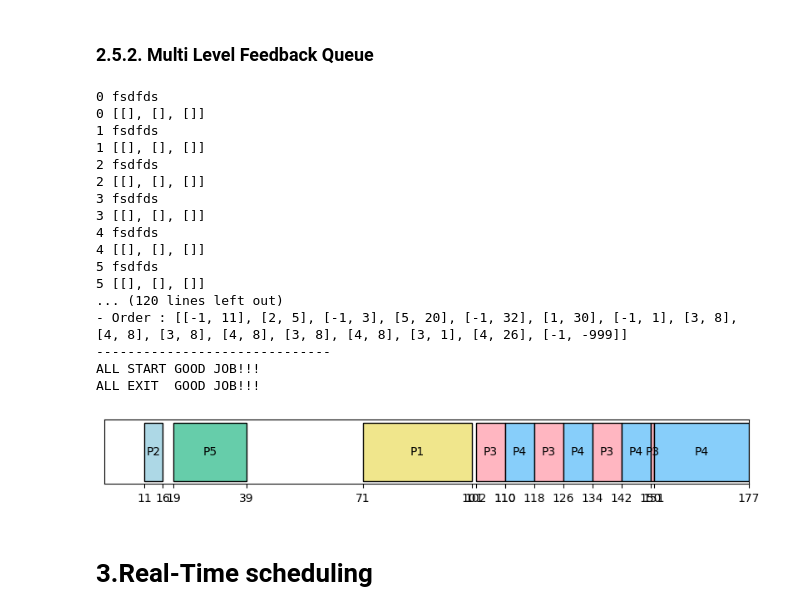
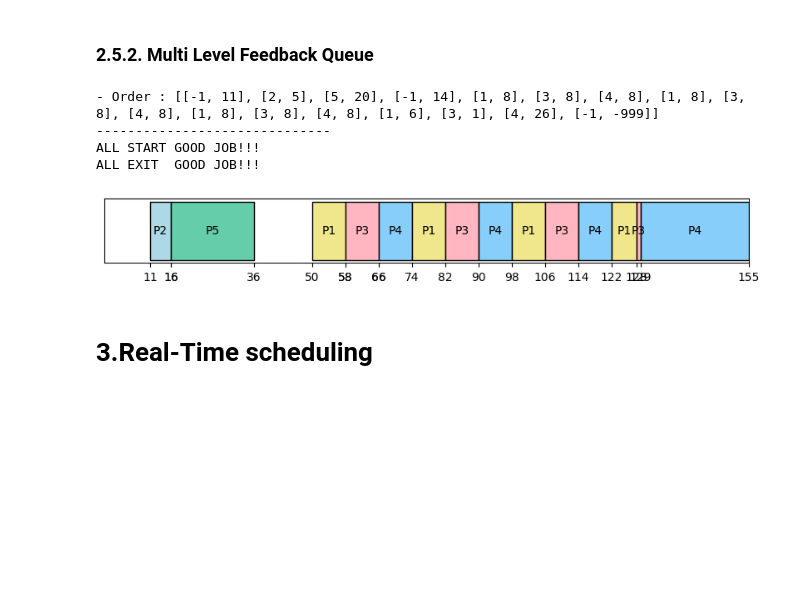
Before and after one commit to jiho264/2023os, a Jupyter notebook: homework01/homework01 copy.ipynb, the cells around one changed output. Saved outputs shown, nothing was run; the diff lists cells and outputs as text; code cells hidden in the pictures; blank space fills up the shorter version.

Commit message:
MLFQ level1 complete

```diff
--- a/homework01/homework01 copy.ipynb
+++ b/homework01/homework01 copy.ipynb
@@ -937,6 +950,10 @@ ALL EXIT  GOOD JOB!!!
 #     print("now",_level_complete)
 #     print("next",_go_to_next_level)
 #     return _level_complete, _go_to_next_level
+def clear(_queue):
+    _queue = [job for job in _queue if job['Burst_time'] > 0]
+    return _queue
+
 def is_empty_list(_levels):
     is_empty = True
     for i in range(len(_levels)):
@@ -954,12 +971,13 @@ def Multi_level_feedback_queue(_list):
     _levels = [[],[],[]]
     _LEVEL_1_QUANTUM_TIME_ = 8
     _LEVEL_2_QUANTUM_TIME_ = 16
-    # _how_many_add_this_jop
+    _how_many_add_this_jop = 0
     #####################################################################
     # 우선순위 기반 큐 간 스케쥴링
     for _now_time in range(_MAX_TIME_LENGTH_):
         # 만약 모든 Burst_time 합이 0이면 모든 작업이 종료된 것
-        # 다만 마지막 작업 추가했을 때와, _now_time간 오차있음.
+        # # 다만 마지막 작업 추가했을 때와, _now_time간 오차있음.
+
         if (is_complete(_list) == True):
             _order.append([_NON_PROCESS_, _ALL_JOB_IS_DONE_])
             break
@@ -971,65 +989,54 @@ def Multi_level_feedback_queue(_list):
         # 하나도 도착 안 했으면 >> wait
 
         if (is_empty_list(_levels) == True):
-            print(_now_time, "fsdfds")
             _order.append([_NON_PROCESS_, 1])
+            _how_many_add_this_jop = _LEVEL_1_QUANTUM_TIME_
 
         # 기본 세팅 끝. 이하 levels 존재 가정함.
         else:
             ###########################
             ### 비진 않았는데, 1단계에 없는 경우
-            # while(_levels[0] != []):
 
+            # _compare_tmp_level_1 = _levels[0]
             if(_levels[0]==[] and _levels[1] != []):
                 _levels[0].append(_levels[1].pop(0))
             elif (_levels[0] == [] and _levels[1] == []):
                 _levels[1].append(_levels[2].pop(0))
                 if (_levels[0] == [] and _levels[1] != []):
                     _levels[0].append(_levels[1].pop(0))
 
-            print(_now_time, _levels)
             ######## 1단계에 존재하는 경우
             # 만약 시간 내에 해결하지 못한다면
-            if (_levels[0][0]['Burst_time'] >= _LEVEL_1_QUANTUM_TIME_):
+            if (_levels[0][0]['Burst_time'] > 0):
                 # 할당 시간 오더에 추가하고
-                _order.append([_levels[0][0]['Num'], _LEVEL_1_QUANTUM_TIME_])
+                _order.append([_levels[0][0]['Num'], 1])
                 # 일단 시간 줄이고 다음 큐에 대입
-                _levels[0][0]['Burst_time'] -= _LEVEL_1_QUANTUM_TIME_
-                _levels[1].append(_levels[0][0])
-            else:
-                # 해결가능하다면 바로 오더에 추가
-                _order.append([_levels[0][0]['Num'], _levels[0][0]['Burst_time']])
-                _levels[0][0]['Burst_time'] = 0
+                _levels[0][0]['Burst_time'] -= 1
+                _how_many_add_this_jop -= 1
+
+            if (_levels[0][0]['Burst_time'] == 0):
+                _levels[0].pop(0)
+                _how_many_add_this_jop = _LEVEL_1_QUANTUM_TIME_
+                for i in range(3):
+                    _levels[i] = clear(_levels[i])
             # 어찌 되었건 위의 if,else 다녀오면 중복생성됨. 원본 삭제
-            _levels[0].pop(0)
-
-        print(_now_time, _levels)
-
+            elif (_how_many_add_this_jop == 0):
+                _how_many_add_this_jop = _LEVEL_1_QUANTUM_TIME_
+                if (_levels[0][0]['Burst_time'] != 0):
+                    _levels[1].append(_levels[0].pop(0))
+            # print(_now_time, _how_many_add_this_jop, _levels)
 
     _order = order_zip(_order)
     draw(_order, True)
 
 _list = copy.deepcopy(_DATA_)
 Multi_level_feedback_queue(_list)
 # %% [output]
-0 fsdfds
-0 [[], [], []]
-1 fsdfds
-1 [[], [], []]
-2 fsdfds
-2 [[], [], []]
-3 fsdfds
-3 [[], [], []]
-4 fsdfds
-4 [[], [], []]
-5 fsdfds
-5 [[], [], []]
-... (120 lines left out)
-- Order : [[-1, 11], [2, 5], [-1, 3], [5, 20], [-1, 32], [1, 30], [-1, 1], [3, 8], [4, 8], [3, 8], [4, 8], [3, 8], [4, 8], [3, 1], [4, 26], [-1, -999]]
+- Order : [[-1, 11], [2, 5], [5, 20], [-1, 14], [1, 8], [3, 8], [4, 8], [1, 8], [3, 8], [4, 8], [1, 8], [3, 8], [4, 8], [1, 6], [3, 1], [4, 26], [-1, -999]]
 ------------------------------
 ALL START GOOD JOB!!!
 ALL EXIT  GOOD JOB!!!
-[figure, old version]
+[figure, new version]
 # %% [markdown]
 # 3.Real-Time scheduling
 # %% [markdown]
```
Also changed, not shown: parts of 1 cell of this notebook.
